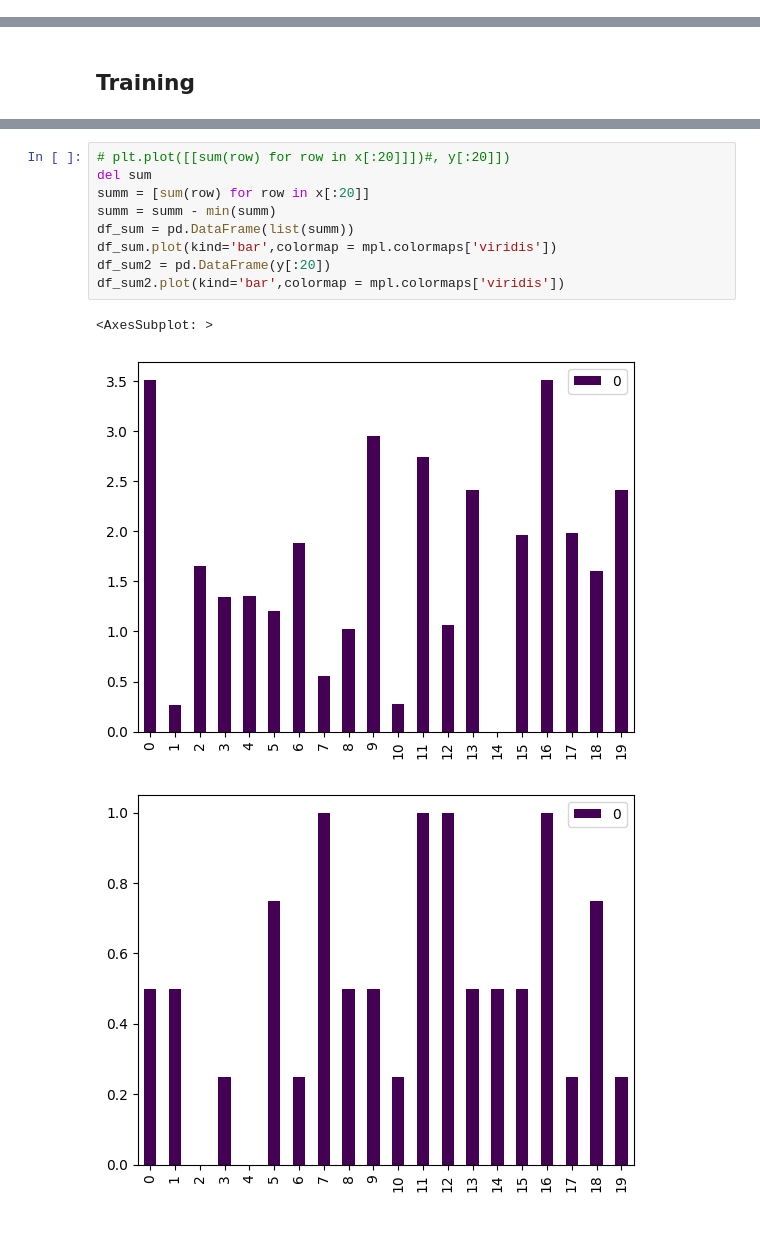
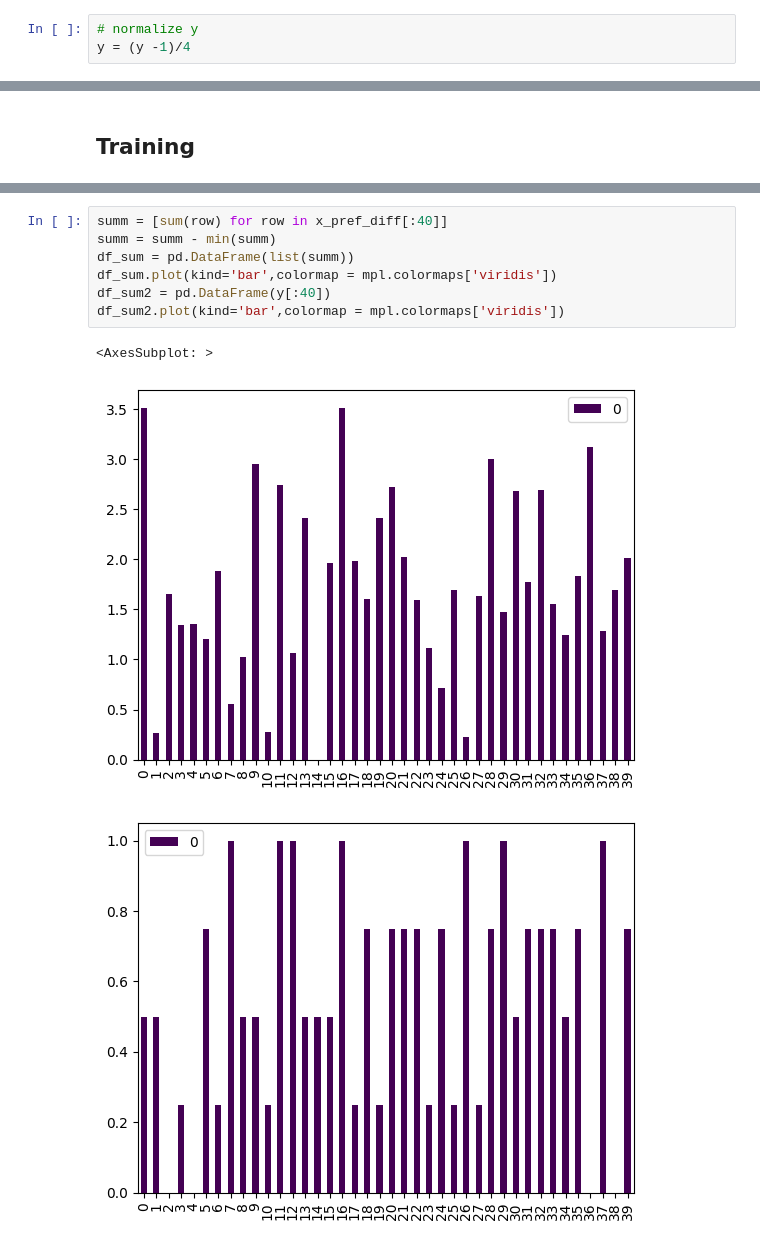
Before and after one commit to ManuRiess/MovieRecommender, a Jupyter notebook: MovieRecommender.ipynb, the cells around one changed output, grey strips where cells are left out. Drawn from its saved outputs; the diff is of its cells as text.

```diff
--- a/MovieRecommender.ipynb
+++ b/MovieRecommender.ipynb
@@ -252,3 +255,6 @@ x_emb_list =  [[df_ratings.loc[i,"userId"], df_ratings.loc[i,"movieId"]] for i i
 x_emb_gen_list = [[df_ratings.loc[i,"userId"], df_ratings.loc[i,"movieId"]] + x_pref_list[i][19:37] for i in range(num_samples)]
 x_emb = np.asarray(x_emb_list)
 x_emb_gen = np.asarray(x_emb_gen_list)
+# %%
+# normalize y
+y = (y -1)/4
@@ -373,13 +423,11 @@ plt.show()
 # %%
-# plt.plot([[sum(row) for row in x[:20]]])#, y[:20]])
-del sum
-summ = [sum(row) for row in x[:20]]
+summ = [sum(row) for row in x_pref_diff[:40]]
 summ = summ - min(summ)
 df_sum = pd.DataFrame(list(summ))
 df_sum.plot(kind='bar',colormap = mpl.colormaps['viridis'])
-df_sum2 = pd.DataFrame(y[:20])
+df_sum2 = pd.DataFrame(y[:40])
 df_sum2.plot(kind='bar',colormap = mpl.colormaps['viridis'])
 # %% [output]
 <AxesSubplot: >
-[figure, old version]
+[figure, new version]
-[figure, old version]
+[figure, new version]
```
Also changed, not shown: parts of 16 cells of this notebook.
